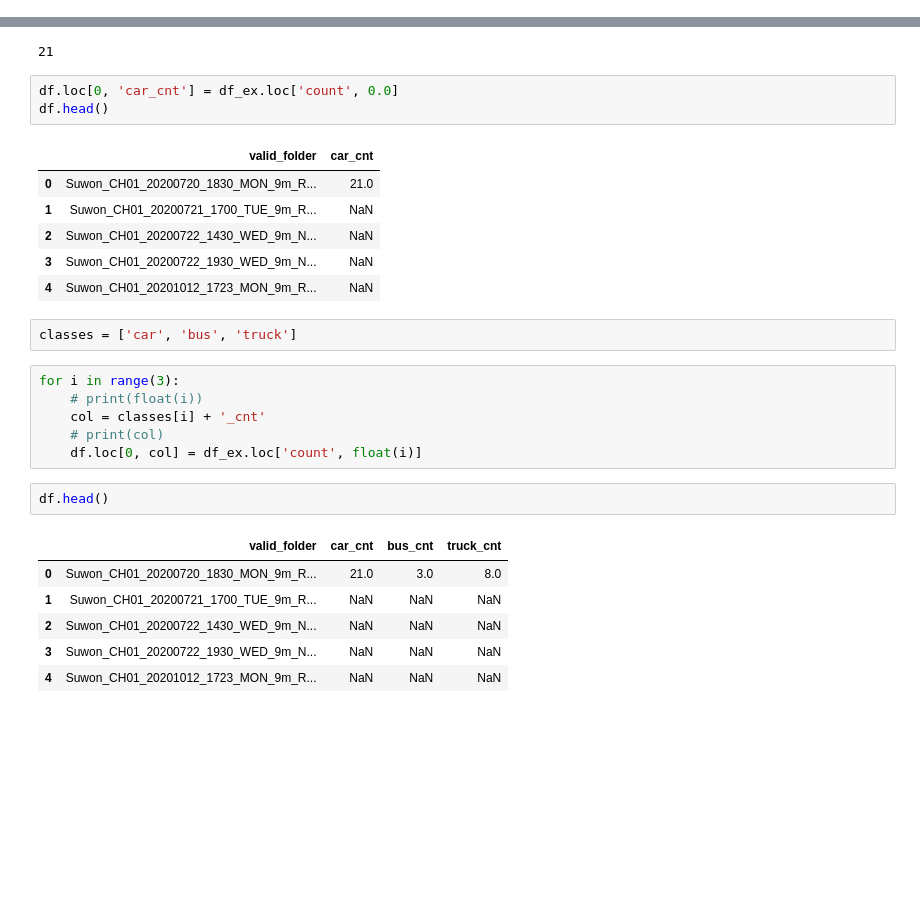
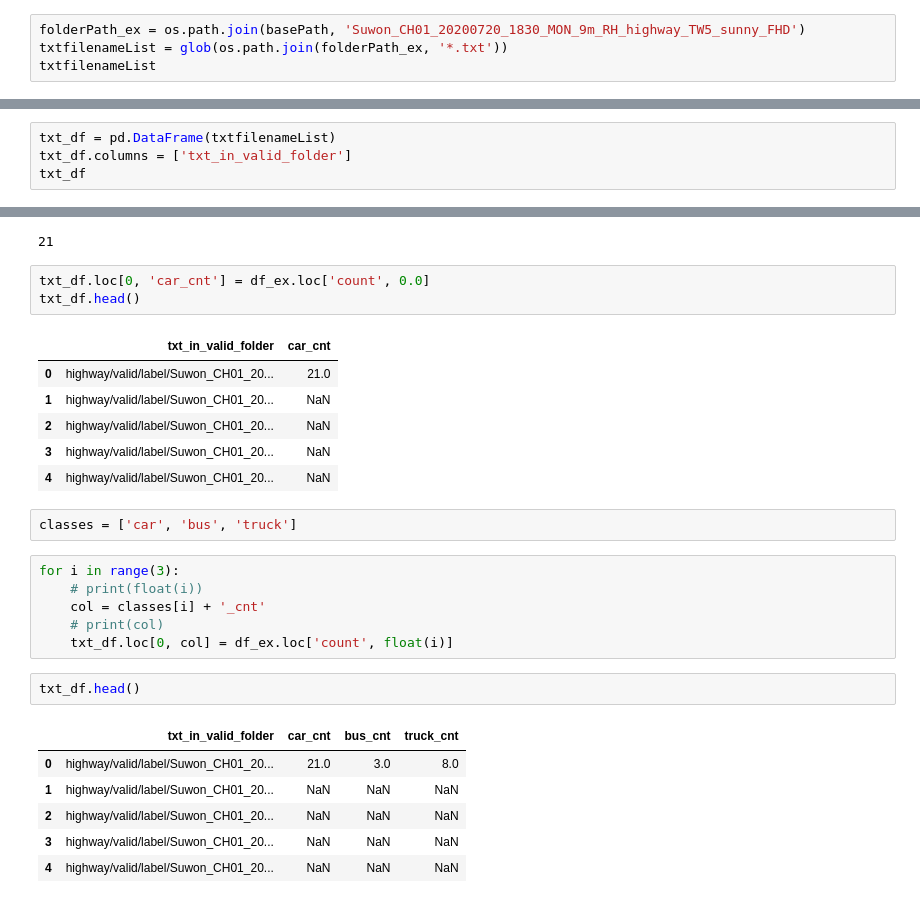
Before and after one commit to sesac-google-ai-1st/yongjung_yolo_repo, a Jupyter notebook: 231121labelDist.ipynb, the cells around one changed output, grey strips where cells are left out. Saved outputs shown, nothing was run; the diff lists cells and outputs as text; blank space fills up the shorter version.

Commit message:
[local] valid .txt 파일별 레이블 개수 정리

```diff
--- a/231121labelDist.ipynb
+++ b/231121labelDist.ipynb
@@ -85,0 +112,4 @@ len(Y_test_ex)
+# %%
+folderPath_ex = os.path.join(basePath, 'Suwon_CH01_20200720_1830_MON_9m_RH_highway_TW5_sunny_FHD')
+txtfilenameList = glob(os.path.join(folderPath_ex, '*.txt'))
+txtfilenameList
@@ -85,0 +142,4 @@ len(Y_test_ex)
+# %%
+txt_df = pd.DataFrame(txtfilenameList)
+txt_df.columns = ['txt_in_valid_folder']
+txt_df
@@ -94,15 +168,15 @@ df_ex.loc['count', 0.0]
 # %% [output]
 21
 # %%
-df.loc[0, 'car_cnt'] = df_ex.loc['count', 0.0]
-df.head()
+txt_df.loc[0, 'car_cnt'] = df_ex.loc['count', 0.0]
+txt_df.head()
 # %% [output]
-|  | valid_folder | car_cnt |
-| 0 | Suwon_CH01_20200720_1830_MON_9m_R... | 21.0 |
-| 1 | Suwon_CH01_20200721_1700_TUE_9m_R... | NaN |
-| 2 | Suwon_CH01_20200722_1430_WED_9m_N... | NaN |
-| 3 | Suwon_CH01_20200722_1930_WED_9m_N... | NaN |
-| 4 | Suwon_CH01_20201012_1723_MON_9m_R... | NaN |
+|  | txt_in_valid_folder | car_cnt |
+| 0 | highway/valid/label/Suwon_CH01_20... | 21.0 |
+| 1 | highway/valid/label/Suwon_CH01_20... | NaN |
+| 2 | highway/valid/label/Suwon_CH01_20... | NaN |
+| 3 | highway/valid/label/Suwon_CH01_20... | NaN |
+| 4 | highway/valid/label/Suwon_CH01_20... | NaN |
 # %%
 classes = ['car', 'bus', 'truck']
 # %%
@@ -110,13 +184,13 @@ for i in range(3):
     # print(float(i))
     col = classes[i] + '_cnt'
     # print(col)
-    df.loc[0, col] = df_ex.loc['count', float(i)]
+    txt_df.loc[0, col] = df_ex.loc['count', float(i)]
 # %%
-df.head()
+txt_df.head()
 # %% [output]
-|  | valid_folder | car_cnt | bus_cnt | truck_cnt |
-| 0 | Suwon_CH01_20200720_1830_MON_9m_R... | 21.0 | 3.0 | 8.0 |
-| 1 | Suwon_CH01_20200721_1700_TUE_9m_R... | NaN | NaN | NaN |
-| 2 | Suwon_CH01_20200722_1430_WED_9m_N... | NaN | NaN | NaN |
-| 3 | Suwon_CH01_20200722_1930_WED_9m_N... | NaN | NaN | NaN |
-| 4 | Suwon_CH01_20201012_1723_MON_9m_R... | NaN | NaN | NaN |
+|  | txt_in_valid_folder | car_cnt | bus_cnt | truck_cnt |
+| 0 | highway/valid/label/Suwon_CH01_20... | 21.0 | 3.0 | 8.0 |
+| 1 | highway/valid/label/Suwon_CH01_20... | NaN | NaN | NaN |
+| 2 | highway/valid/label/Suwon_CH01_20... | NaN | NaN | NaN |
+| 3 | highway/valid/label/Suwon_CH01_20... | NaN | NaN | NaN |
+| 4 | highway/valid/label/Suwon_CH01_20... | NaN | NaN | NaN |
```
Also changed, not shown: parts of 19 cells of this notebook, 1 other file.
